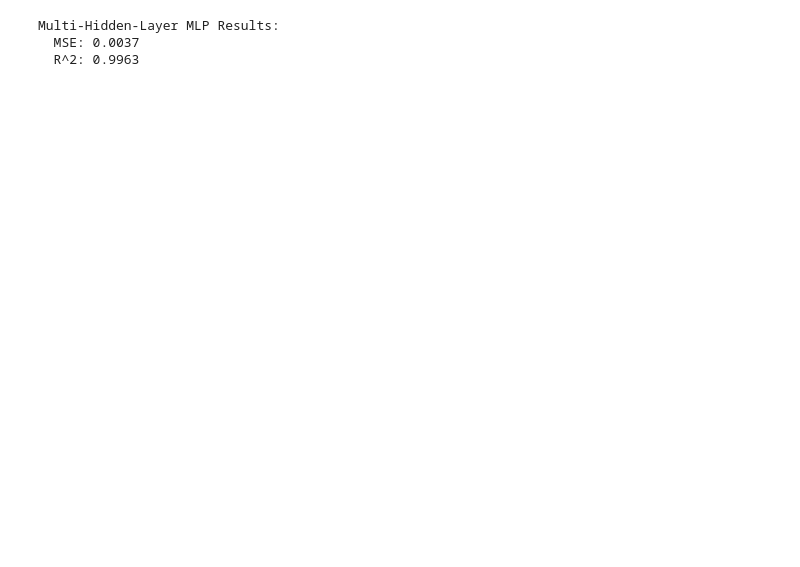
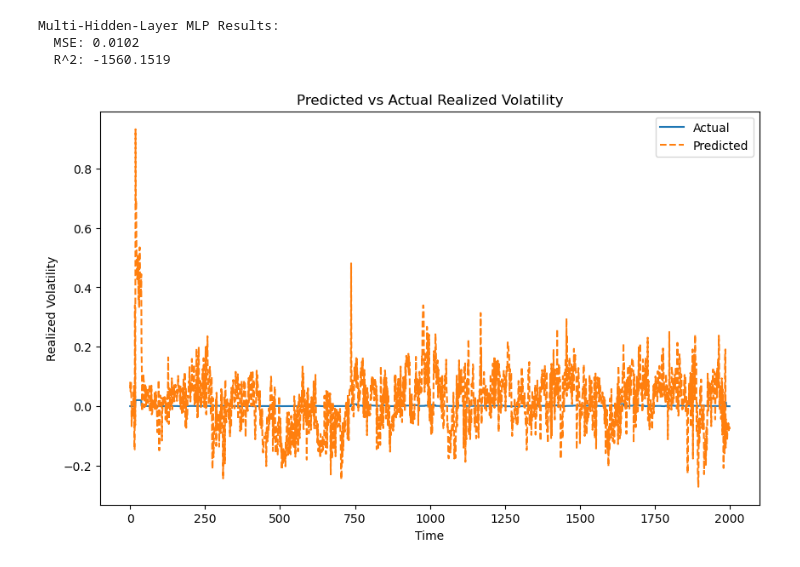
Before and after one commit to Ayush-Singh-31/Optiver-07, a Jupyter notebook: Models/MHL Neural Network.ipynb, the cells around one changed output. Cells and saved outputs as stored; diff of their text form; code cells hidden in the pictures; blank space fills up the shorter version.

Commit message:
MHL Neural Network

```diff
--- a/Models/MHL Neural Network.ipynb
+++ b/Models/MHL Neural Network.ipynb
@@ -23,20 +1,59 @@ X_train_scaled, X_test_scaled, y_train, y_test = train_test_split(
-# %%
-multi_layer_mlp = MLPRegressor(hidden_layer_sizes=(64, 32),
-                               activation='relu',
-                               solver='adam',
-                               max_iter=500,
-                               random_state=42)
-
-multi_layer_mlp.fit(X_train_scaled, y_train)
-y_pred_multi = multi_layer_mlp.predict(X_test_scaled)
-
-mse_multi = mean_squared_error(y_test, y_pred_multi)
-r2_multi = r2_score(y_test, y_pred_multi)
-
-print("\nMulti-Hidden-Layer MLP Results:")
-print(f"  MSE: {mse_multi:.4f}")
-print(f"  R^2: {r2_multi:.4f}")
-# %% [output]
-Multi-Hidden-Layer MLP Results:
-  MSE: 0.0037
-  R^2: 0.9963
+# %%
+import numpy as np
+import matplotlib.pyplot as plt
+import pandas as pd
+from sklearn.preprocessing import StandardScaler
+from sklearn.model_selection import train_test_split
+from sklearn.neural_network import MLPRegressor
+from sklearn.metrics import mean_squared_error, r2_score
+
+# Load and preprocess data
+df = pd.read_csv("/Users/hanzichun/desktop/Optiver-07/Data/S27FE-10K.csv")
+
+# Scaling features
+scaler = StandardScaler()
+df_scaled = pd.DataFrame(scaler.fit_transform(df.drop(['realized_volatility'], axis=1)), columns=df.drop(['realized_volatility'], axis=1).columns)
+
+X = df_scaled
+y = df['realized_volatility']
+
+# Train/test split ensuring no leakage
+X_train_scaled, X_test_scaled, y_train, y_test = train_test_split(
+    X, y,
+    test_size=0.2,
+    shuffle=False  # Avoid random splitting for time series
+)
+
+# Initialize and train the MLP model
+multi_layer_mlp = MLPRegressor(hidden_layer_sizes=(64, 32),
+                               activation='relu',
+                               solver='adam',
+                               max_iter=500,
+                               random_state=42)
+
+multi_layer_mlp.fit(X_train_scaled, y_train)
+y_pred_multi = multi_layer_mlp.predict(X_test_scaled)
+
+# Calculate MSE and R^2
+mse_multi = mean_squared_error(y_test, y_pred_multi)
+r2_multi = r2_score(y_test, y_pred_multi)
+
+# Print the results
+print("\nMulti-Hidden-Layer MLP Results:")
+print(f"  MSE: {mse_multi:.4f}")
+print(f"  R^2: {r2_multi:.4f}")
+
+# Plotting predicted vs actual values
+plt.figure(figsize=(10, 6))
+plt.plot(y_test.values, label='Actual')
+plt.plot(y_pred_multi, label='Predicted', linestyle='--')
+plt.title("Predicted vs Actual Realized Volatility")
+plt.xlabel("Time")
+plt.ylabel("Realized Volatility")
+plt.legend()
+plt.show()
+# %% [output]
+Multi-Hidden-Layer MLP Results:
+  MSE: 0.0102
+  R^2: -1560.1519
+[figure, added]
```
Also changed, not shown: parts of 3 cells of this notebook, 2 other files.
